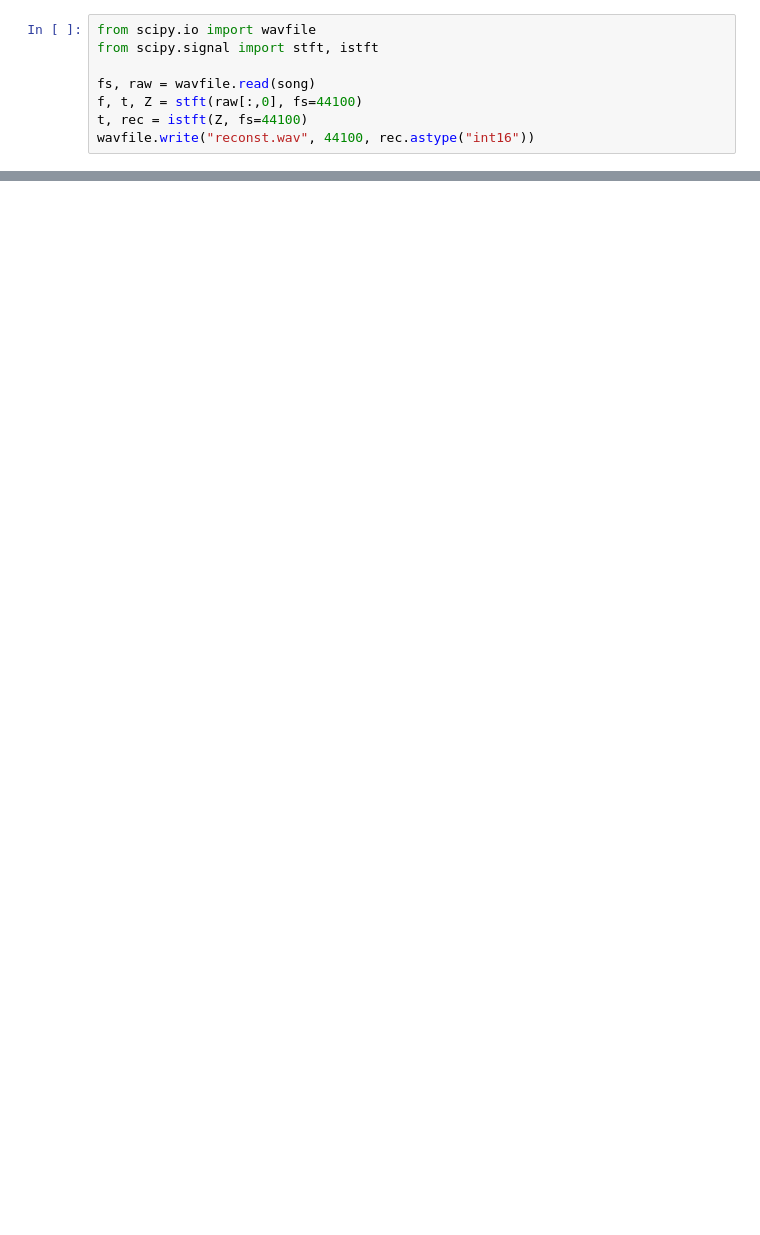
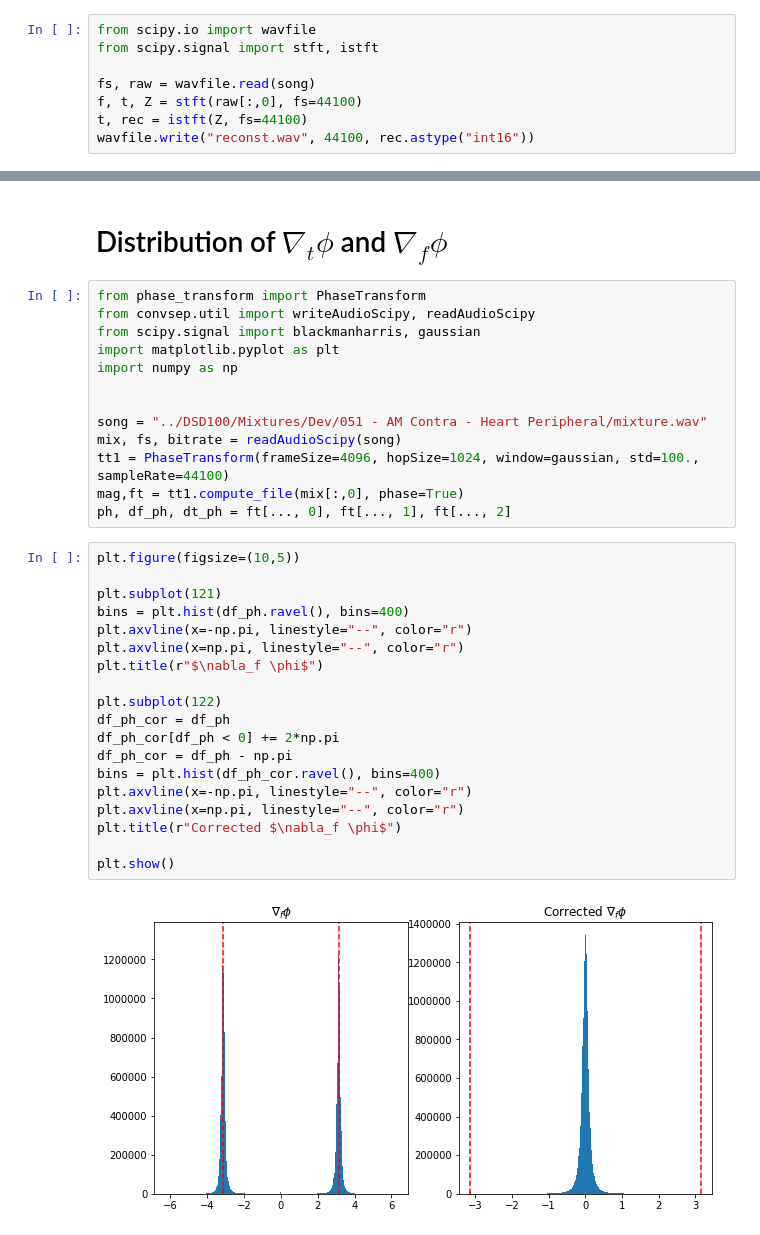
Before and after one commit to plguhur/DeepConvSep, a Jupyter notebook: dnn_phase/Figures.ipynb, the cells around one changed output, grey strips where cells are left out. Drawn from its saved outputs; the diff is of its cells as text; blank space fills up the shorter version.

```diff
--- a/dnn_phase/Figures.ipynb
+++ b/dnn_phase/Figures.ipynb
@@ -118,0 +102,36 @@ raw
+# %% [markdown]
+# Distribution of $\nabla_t \phi$ and $\nabla_f \phi$
+# %%
+from phase_transform import PhaseTransform
+from convsep.util import writeAudioScipy, readAudioScipy
+from scipy.signal import blackmanharris, gaussian
+import matplotlib.pyplot as plt
+import numpy as np
+
+
+song = "../DSD100/Mixtures/Dev/051 - AM Contra - Heart Peripheral/mixture.wav"
+mix, fs, bitrate = readAudioScipy(song)
+tt1 = PhaseTransform(frameSize=4096, hopSize=1024, window=gaussian, std=100., sampleRate=44100)
+mag,ft = tt1.compute_file(mix[:,0], phase=True)
+ph, df_ph, dt_ph = ft[..., 0], ft[..., 1], ft[..., 2]
+# %%
+plt.figure(figsize=(10,5))
+
+plt.subplot(121)
+bins = plt.hist(df_ph.ravel(), bins=400)
+plt.axvline(x=-np.pi, linestyle="--", color="r")
+plt.axvline(x=np.pi, linestyle="--", color="r")
+plt.title(r"$\nabla_f \phi$")
+
+plt.subplot(122)
+df_ph_cor = df_ph
+df_ph_cor[df_ph < 0] += 2*np.pi
+df_ph_cor = df_ph - np.pi
+bins = plt.hist(df_ph_cor.ravel(), bins=400)
+plt.axvline(x=-np.pi, linestyle="--", color="r")
+plt.axvline(x=np.pi, linestyle="--", color="r")
+plt.title(r"Corrected $\nabla_f \phi$")
+
+plt.show()
+# %% [output]
+[figure, added]
```
Also changed, not shown: parts of 11 cells of this notebook, 6 other files.
